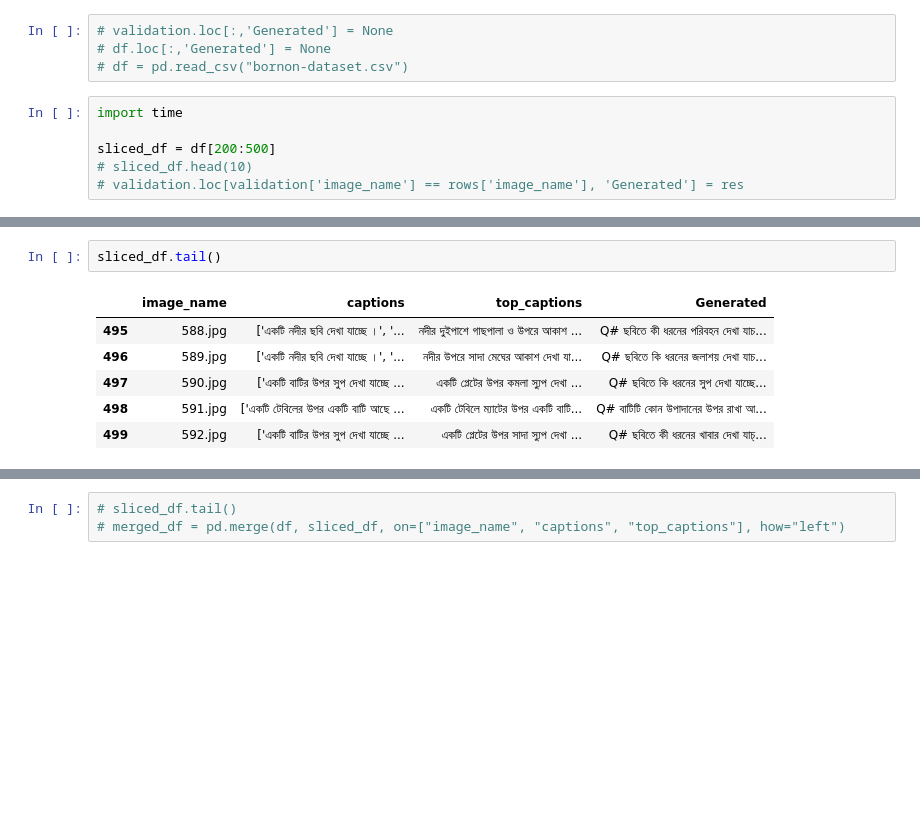
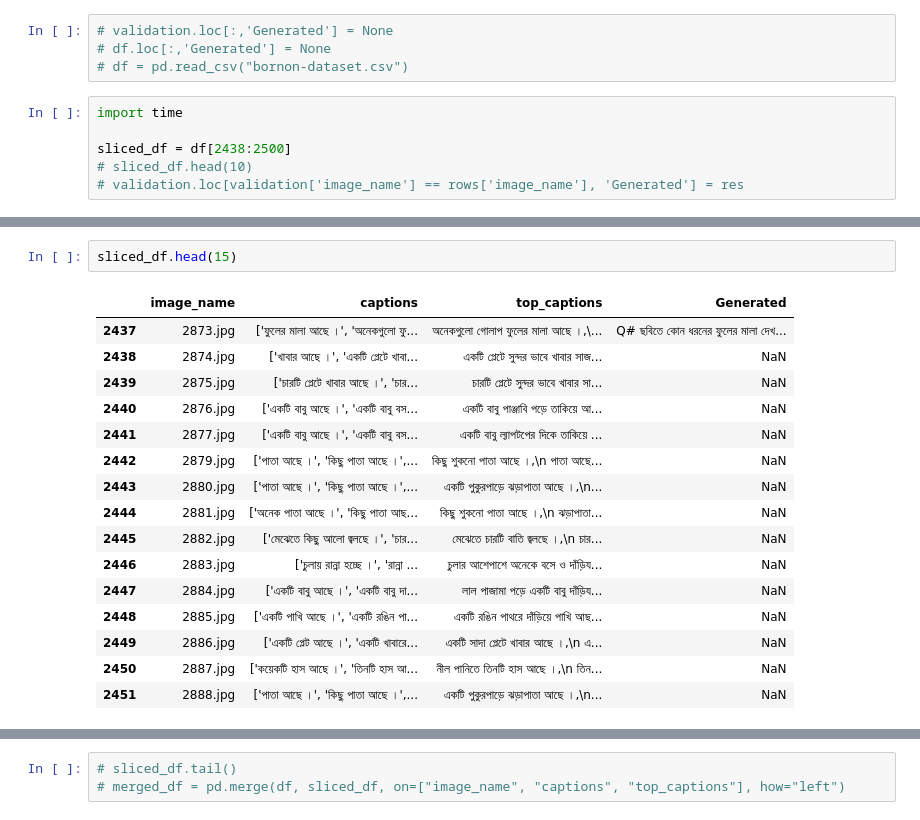
Before and after one commit to souroveskb/VQA, a Jupyter notebook: data_validation.ipynb, the cells around one changed output, grey strips where cells are left out. Drawn from its saved outputs; the diff is of its cells as text; blank space fills up the shorter version.

Commit message:
bornon generate

```diff
--- a/data_validation.ipynb
+++ b/data_validation.ipynb
@@ -161,7 +161,7 @@ def give_q_n_a(image_name, captions):
 # %%
 import time
 
-sliced_df = df[200:500]
+sliced_df = df[2438:2500]
 # sliced_df.head(10)
 # validation.loc[validation['image_name'] == rows['image_name'], 'Generated'] = res
 # %%
@@ -215,12 +216,22 @@ done:  500
-# %%
-sliced_df.tail()
-# %% [output]
-|  | image_name | captions | top_captions | Generated |
-| 495 | 588.jpg | ['একটি নদীর ছবি দেখা যাচ্ছে ।', '... | নদীর দুইপাশে গাছপালা ও উপরে আকাশ ... | Q# ছবিতে কী ধরনের পরিবহন দেখা যাচ... |
-| 496 | 589.jpg | ['একটি নদীর ছবি দেখা যাচ্ছে ।', '... | নদীর উপরে সাদা মেঘের আকাশ দেখা যা... | Q# ছবিতে কি ধরনের জলাশয় দেখা যাচ... |
-| 497 | 590.jpg | ['একটি বাটির উপর সুপ দেখা যাচ্ছে ... | একটি প্লেটের উপর কমলা স্যুপ দেখা ... | Q# ছবিতে কি ধরনের সুপ দেখা যাচ্ছে... |
-| 498 | 591.jpg | ['একটি টেবিলের উপর একটি বাটি আছে ... | একটি টেবিলে ম্যাটের উপর একটি বাটি... | Q# বাটিটি কোন উপাদানের উপর রাখা আ... |
-| 499 | 592.jpg | ['একটি বাটির উপর সুপ দেখা যাচ্ছে ... | একটি প্লেটের উপর সাদা স্যুপ দেখা ... | Q# ছবিতে কী ধরনের খাবার দেখা যাচ্... |
+# %%
+sliced_df.head(15)
+# %% [output]
+|  | image_name | captions | top_captions | Generated |
+| 2437 | 2873.jpg | ['ফুলের মালা আছে ।', 'অনেকগুলো ফু... | অনেকগুলো গোলাপ ফুলের মালা আছে ।,\... | Q# ছবিতে কোন ধরনের ফুলের মালা দেখ... |
+| 2438 | 2874.jpg | ['খাবার আছে ।', 'একটি প্লেটে খাবা... | একটি প্লেটে সুন্দর ভাবে খাবার সাজ... | NaN |
+| 2439 | 2875.jpg | ['চারটি প্লেটে খাবার আছে ।', 'চার... | চারটি প্লেটে সুন্দর ভাবে খাবার সা... | NaN |
+| 2440 | 2876.jpg | ['একটি বাবু আছে ।', 'একটি বাবু বস... | একটি বাবু পাঞ্জাবি পড়ে তাকিয়ে আ... | NaN |
+| 2441 | 2877.jpg | ['একটি বাবু আছে ।', 'একটি বাবু বস... | একটি বাবু ল্যাপটপের দিকে তাকিয়ে ... | NaN |
+| 2442 | 2879.jpg | ['পাতা আছে ।', 'কিছু পাতা আছে ।',... | কিছু শুকনো পাতা আছে ।,\n পাতা আছে... | NaN |
+| 2443 | 2880.jpg | ['পাতা আছে ।', 'কিছু পাতা আছে ।',... | একটি পুকুরপাড়ে ঝড়াপাতা আছে ।,\n... | NaN |
+| 2444 | 2881.jpg | ['অনেক পাতা আছে ।', 'কিছু পাতা আছ... | কিছু শুকনো পাতা আছে ।,\n ঝড়াপাতা... | NaN |
+| 2445 | 2882.jpg | ['মেঝেতে কিছু আলো জ্বলছে ।', 'চার... | মেঝেতে চারটি বাতি জ্বলছে ।,\n চার... | NaN |
+| 2446 | 2883.jpg | ['চুলায় রান্না হচ্ছে ।', 'রান্না ... | চুলার আশেপাশে অনেকে বসে ও দাঁড়িয... | NaN |
+| 2447 | 2884.jpg | ['একটি বাবু আছে ।', 'একটি বাবু দা... | লাল পাজামা পড়ে একটি বাবু দাঁড়িয... | NaN |
+| 2448 | 2885.jpg | ['একটি পাখি আছে ।', 'একটি রঙিন পা... | একটি রঙিন পাথরে দাঁড়িয়ে পাখি আছ... | NaN |
+| 2449 | 2886.jpg | ['একটি প্লেট আছে ।', 'একটি খাবারে... | একটি সাদা প্লেটে খাবার আছে ।,\n এ... | NaN |
+| 2450 | 2887.jpg | ['কয়েকটি হাস আছে ।', 'তিনটি হাস আ... | নীল পানিতে তিনটি হাস আছে ।,\n তিন... | NaN |
+| 2451 | 2888.jpg | ['পাতা আছে ।', 'কিছু পাতা আছে ।',... | একটি পুকুরপাড়ে ঝড়াপাতা আছে ।,\n... | NaN |
 # %%
 print("total input tokens: ", total_input_tokens)
 print("total output tokens: ", total_output_tokens)
```
Also changed, not shown: parts of 9 cells of this notebook.
